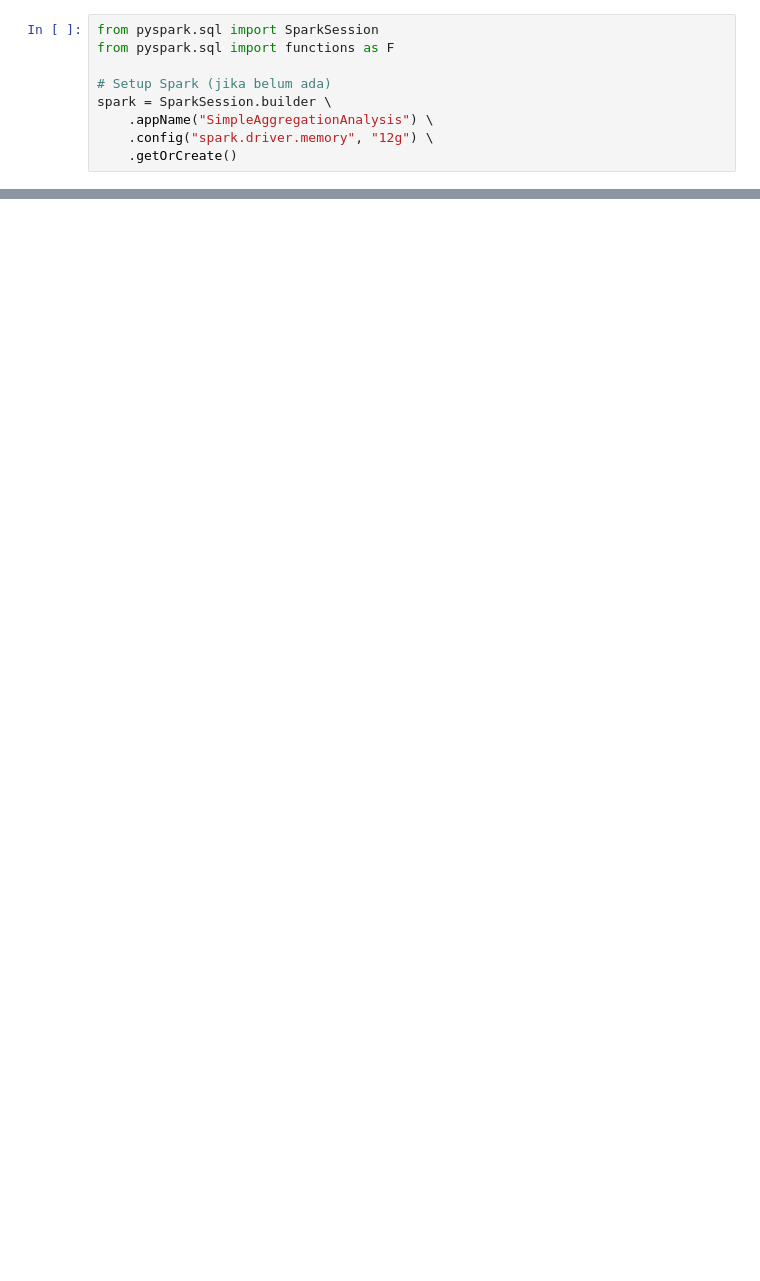
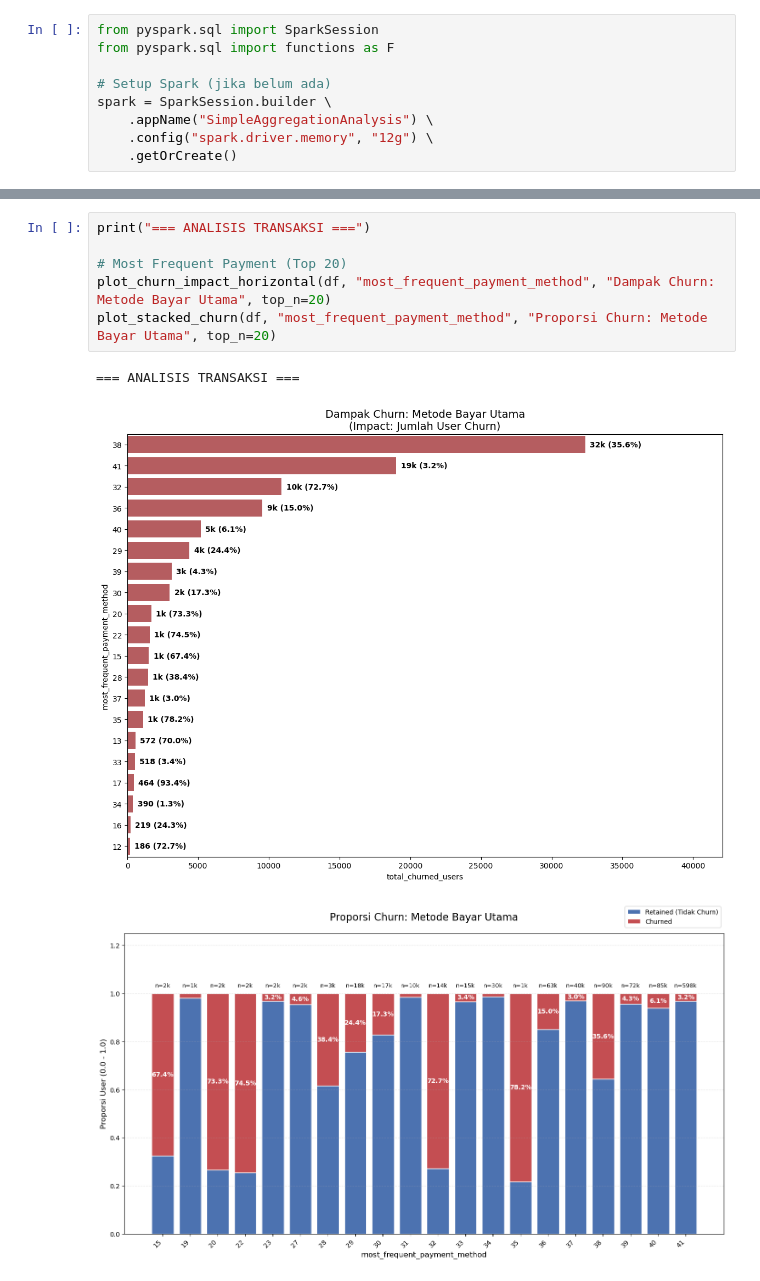
Before and after one commit to goldistry/ABD_CC, a Jupyter notebook: src/EDA_Data_Demographics-parquet new.ipynb, the cells around one changed output, grey strips where cells are left out. Drawn from its saved outputs; the diff is of its cells as text; blank space fills up the shorter version.

```diff
--- a/src/EDA_Data_Demographics-parquet new.ipynb
+++ b/src/EDA_Data_Demographics-parquet new.ipynb
@@ -443,0 +166,10 @@ plot_churn_by_category(
+# %%
+print("=== ANALISIS TRANSAKSI ===")
+
+# Most Frequent Payment (Top 20)
+plot_churn_impact_horizontal(df, "most_frequent_payment_method", "Dampak Churn: Metode Bayar Utama", top_n=20)
+plot_stacked_churn(df, "most_frequent_payment_method", "Proporsi Churn: Metode Bayar Utama", top_n=20)
+# %% [output]
+=== ANALISIS TRANSAKSI ===
+[figure, added]
+[figure, added]
```
Also changed, not shown: parts of 11 cells of this notebook.
